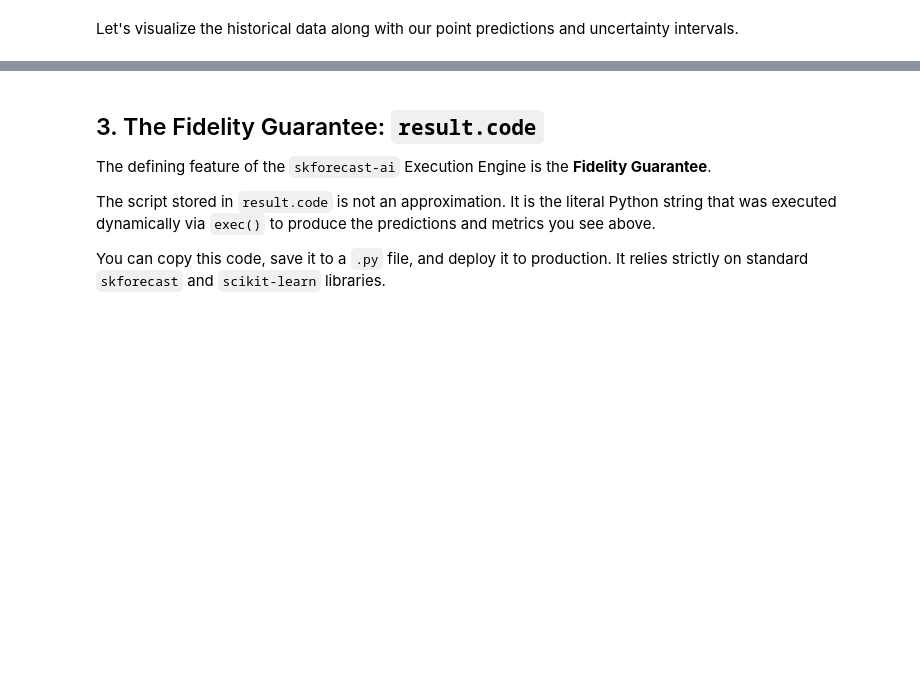
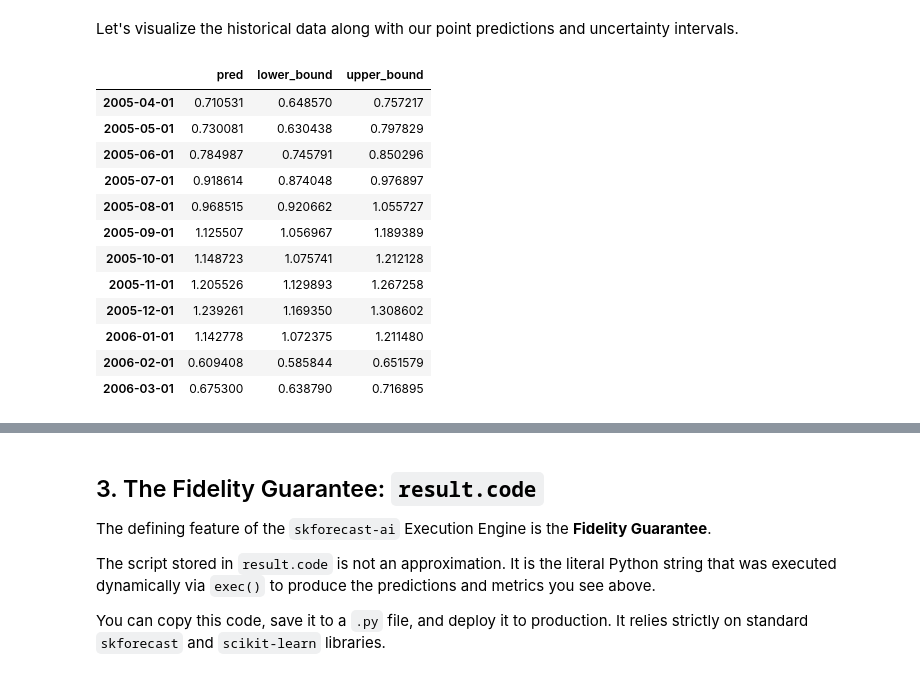
Before and after one commit to skforecast/skforecast-ai, a Jupyter notebook: docs/examples/end-to-end-forecasting.ipynb, the cells around one changed output, grey strips where cells are left out. Saved outputs shown, nothing was run; the diff lists cells and outputs as text; code cells hidden in the pictures; blank space fills up the shorter version.

```diff
--- a/docs/examples/end-to-end-forecasting.ipynb
+++ b/docs/examples/end-to-end-forecasting.ipynb
@@ -57,5 +70,21 @@ display(result.predictions.head())
 # %% [markdown]
 Let's visualize the historical data along with our point predictions and uncertainty intervals.
+# %%
+result.predictions
+# %% [output]
+|  | pred | lower_bound | upper_bound |
+| 2005-04-01 | 0.710531 | 0.648570 | 0.757217 |
+| 2005-05-01 | 0.730081 | 0.630438 | 0.797829 |
+| 2005-06-01 | 0.784987 | 0.745791 | 0.850296 |
+| 2005-07-01 | 0.918614 | 0.874048 | 0.976897 |
+| 2005-08-01 | 0.968515 | 0.920662 | 1.055727 |
+| 2005-09-01 | 1.125507 | 1.056967 | 1.189389 |
+| 2005-10-01 | 1.148723 | 1.075741 | 1.212128 |
+| 2005-11-01 | 1.205526 | 1.129893 | 1.267258 |
+| 2005-12-01 | 1.239261 | 1.169350 | 1.308602 |
+| 2006-01-01 | 1.142778 | 1.072375 | 1.211480 |
+| 2006-02-01 | 0.609408 | 0.585844 | 0.651579 |
+| 2006-03-01 | 0.675300 | 0.638790 | 0.716895 |
 # %%
 fig, ax = plt.subplots()
 
```
Also changed, not shown: parts of 7 cells of this notebook, 13 other files.
